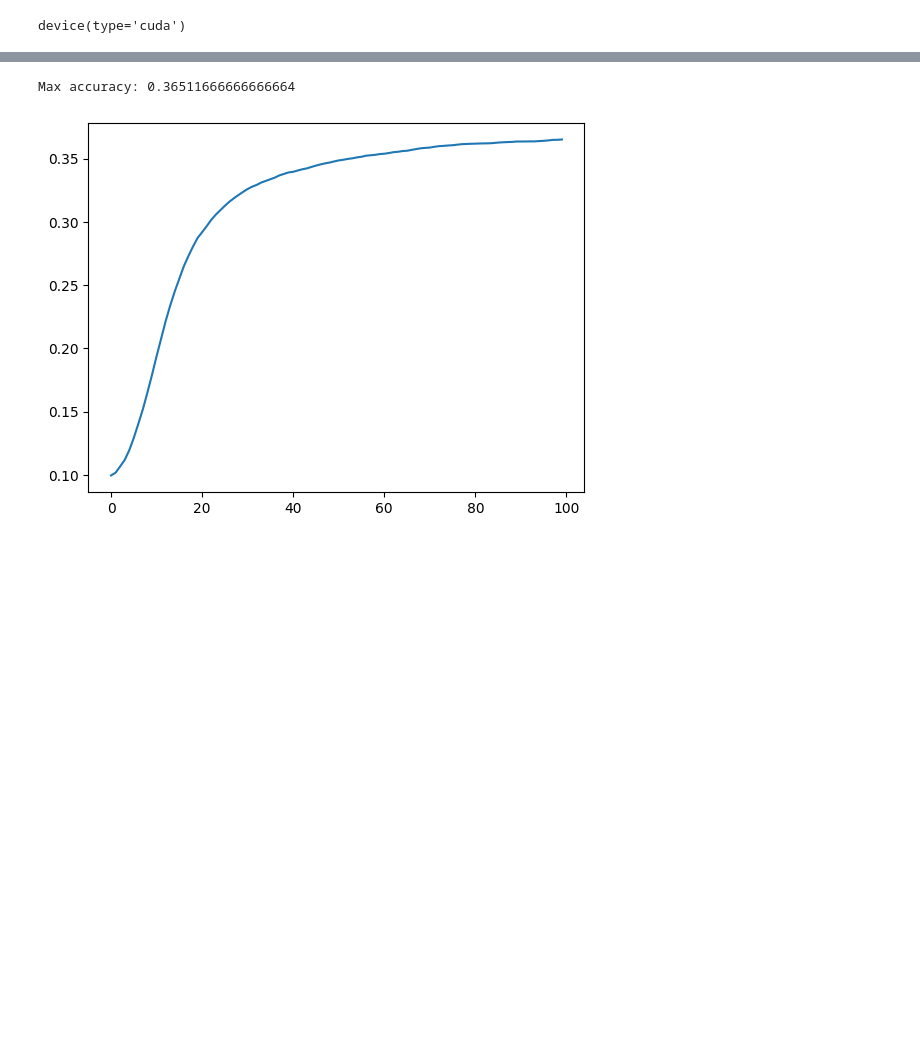
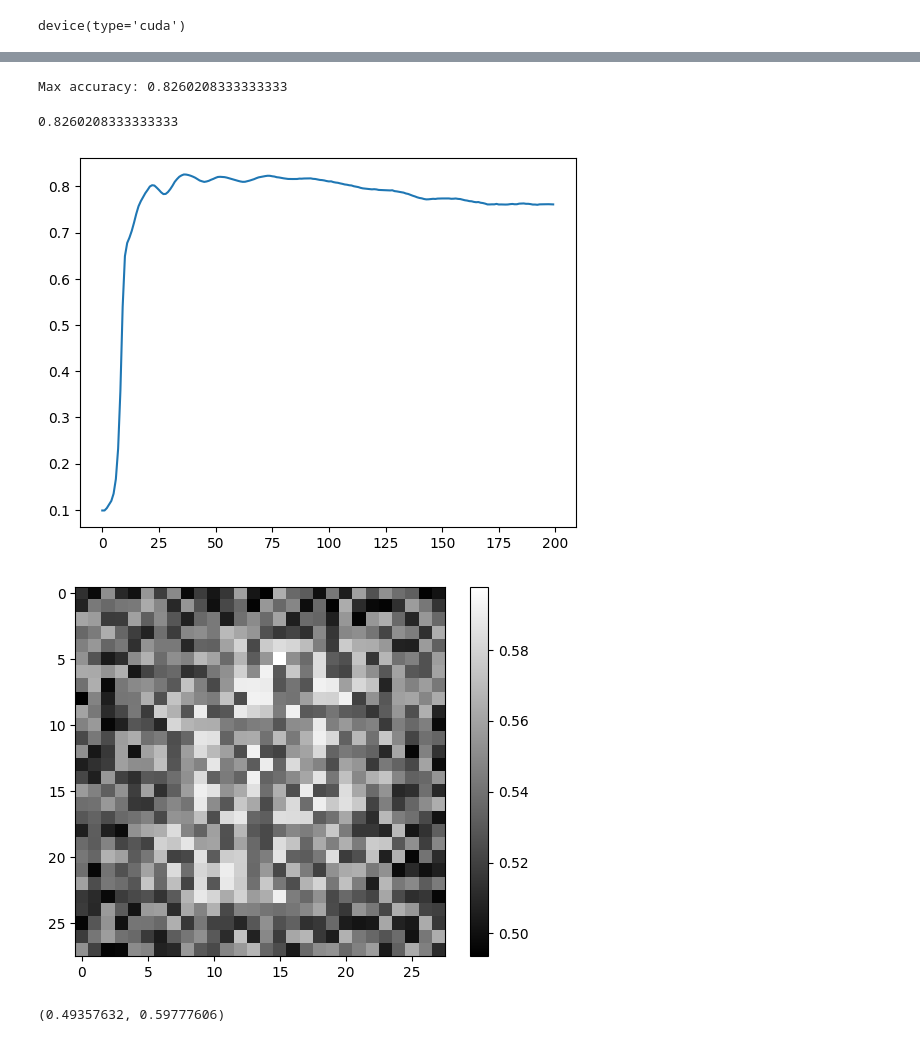
Before and after one commit to joeagriffith/pclib, a Jupyter notebook: mnist/mnist_pclinear.ipynb, the cells around one changed output, grey strips where cells are left out. Drawn from its saved outputs; the diff is of its cells as text; code cells hidden in the pictures; blank space fills up the shorter version.

```diff
--- a/mnist/mnist_pclinear.ipynb
+++ b/mnist/mnist_pclinear.ipynb
@@ -41,18 +76,30 @@ NUM_CLASSES = 10
 # %%
 seed = 42
 torch.manual_seed(seed)
-model_name = "mnist_pclinear"
 
 # Model parameters
-HIDDEN_DIMS = [256, 256]
+HIDDEN_DIMS = [512, 512]
 SYMMETRIC = True
 BIAS = True
-STEPS = 20
+STEPS = 60
 GAMMA = 0.1
+BETA = 1.0
+EPSILON= 0.1
 
-model = PCLinearClassifier(INPUT_SHAPE, NUM_CLASSES, HIDDEN_DIMS, bias=BIAS, symmetric=SYMMETRIC, steps=STEPS, gamma=GAMMA).to(device)
-step = 0
-stats = None
+num_models = 1
+models = [PCLinearClassifier(
+    INPUT_SHAPE,
+    NUM_CLASSES,
+    HIDDEN_DIMS,
+    bias=BIAS,
+    symmetric=SYMMETRIC,
+    actv_fn=F.relu,
+    steps=STEPS,
+    gamma=GAMMA,
+    beta=BETA,
+    ).to(device) for _ in range(num_models)]
+step = [0 for _ in range(num_models)]
+stats = [None for _ in range(num_models)]
 # %%
 # Train Loop
 LEARNING_RATE = 0.01
@@ -86,5 +148,19 @@ track_vfe(model, x, y)
 # %%
-accuracy(model, train_dataset)
+accuracy(model, train_dataset, steps=200)
 # %% [output]
-Max accuracy: 0.36511666666666664
+Max accuracy: 0.8260208333333333
+0.8260208333333333
-[figure, old version]
+[figure, new version]
+# %%
+# show diag of weight_var matrix as 28x28 image for layer 0
+model = models[0]
+layer = 0
+weight_var = model.layers[0].weight_var.diag().view(28,28).detach().cpu().numpy()
+# weight_var = model.layers[0].weight_var.detach().cpu().numpy()
+plt.imshow(weight_var, cmap='gray')
+plt.colorbar()
+plt.show()
+weight_var.min(), weight_var.max()
+# %% [output]
+[figure, added]
+(0.49357632, 0.59777606)
```
Also changed, not shown: parts of 6 cells of this notebook, 10 other files.
